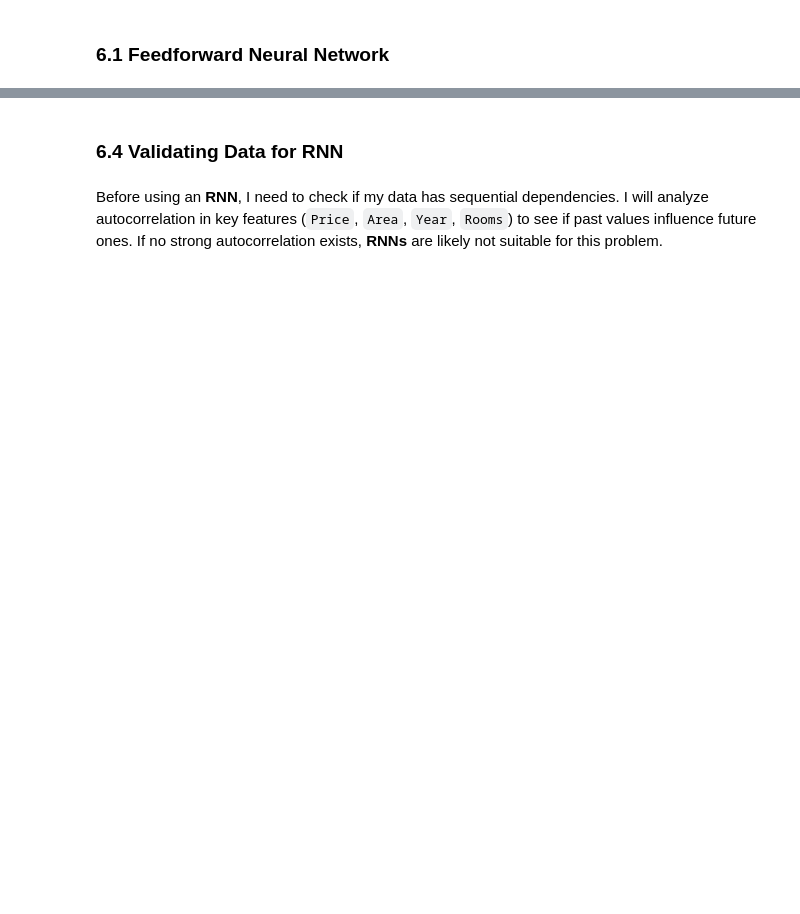
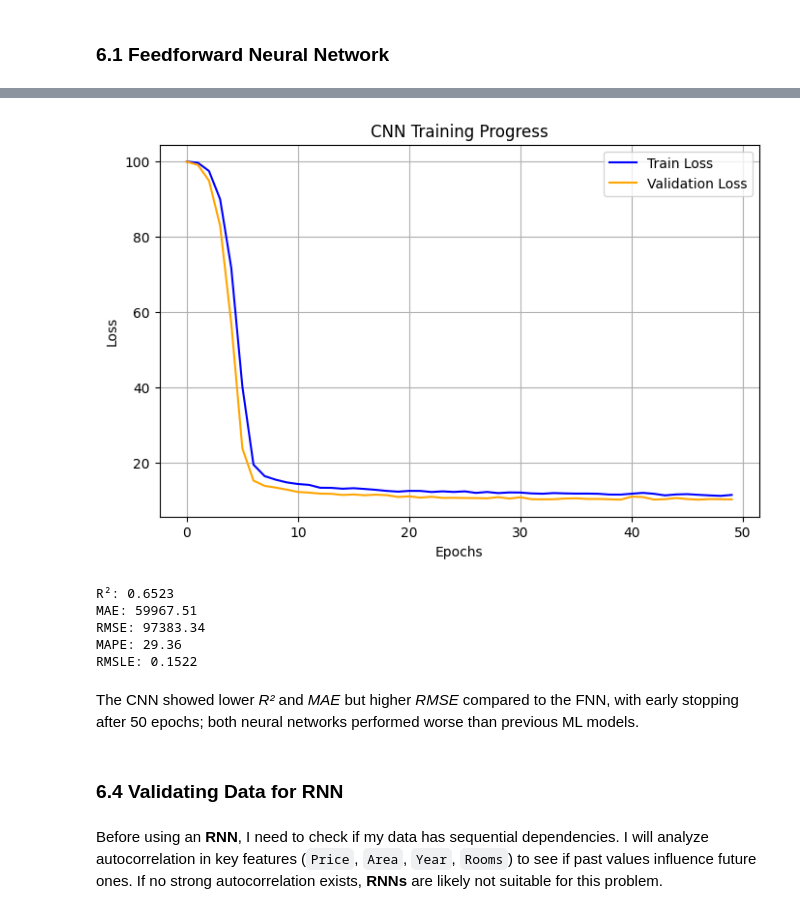
Before and after one commit to davydantoniuk/lublin-house-price-predict, a Jupyter notebook: price_prediction.ipynb, the cells around one changed output, grey strips where cells are left out. Drawn from its saved outputs; the diff is of its cells as text; code cells hidden in the pictures; blank space fills up the shorter version.

```diff
--- a/price_prediction.ipynb
+++ b/price_prediction.ipynb
@@ -3260,0 +2589,33 @@ Validation loss fluctuates significantly, indicating unstable learning and the g
+# %%
+# Create DataLoader for CNN
+batch_size = 8
+train_loader, val_loader, input_size = create_dataloaders(
+    X_train_linear_transformed, y_train_linear, X_val_linear_transformed, y_val_linear, batch_size, cnn_input=True
+)
+
+device = torch.device("cuda" if torch.cuda.is_available() else "cpu")
+model = HousePriceCNN(input_size).to(device)
+criterion = MAPELoss()
+optimizer = optim.Adam(model.parameters(), lr=0.0001)
+
+history = train_model(model, train_loader, val_loader, criterion, optimizer, num_epochs=100, patience=10, device=device)
+plot_training_history(history, title="CNN Training Progress")
+
+# Evaluate Model
+model.eval()
+y_pred = []
+y_true = []
+
+with torch.no_grad():
+    for X_batch, y_batch in val_loader:
+        X_batch = X_batch.to(device)
+        preds = model(X_batch).cpu().numpy().squeeze()
+        y_pred.extend(preds)
+        y_true.extend(y_batch.cpu().numpy())
+
+y_pred, y_true = np.array(y_pred), np.array(y_true)
+
+# Evaluate Performance
+cnn_r2, cnn_mae, cnn_mse, cnn_rmse, cnn_mape, cnn_rmsle = evaluate_model(y_true, y_pred)
+print(f"R²: {cnn_r2:.4f}\nMAE: {cnn_mae:.2f}\nRMSE: {cnn_rmse:.2f}\nMAPE: {cnn_mape:.2f}\nRMSLE: {cnn_rmsle:.4f}")
+# %% [output]
@@ -3261,3 +2624,11 @@ Validation loss fluctuates significantly, indicating unstable learning and the g
+[figure, added]
+R²: 0.6523
+MAE: 59967.51
+RMSE: 97383.34
+MAPE: 29.36
+RMSLE: 0.1522
+# %% [markdown]
+The CNN showed lower *R²* and *MAE* but higher *RMSE* compared to the FNN, with early stopping after 50 epochs; both neural networks performed worse than previous ML models.
 # %% [markdown]
 ### 6.4 Validating Data for RNN
 # %% [markdown]
```
Also changed, not shown: parts of 39 cells of this notebook.
